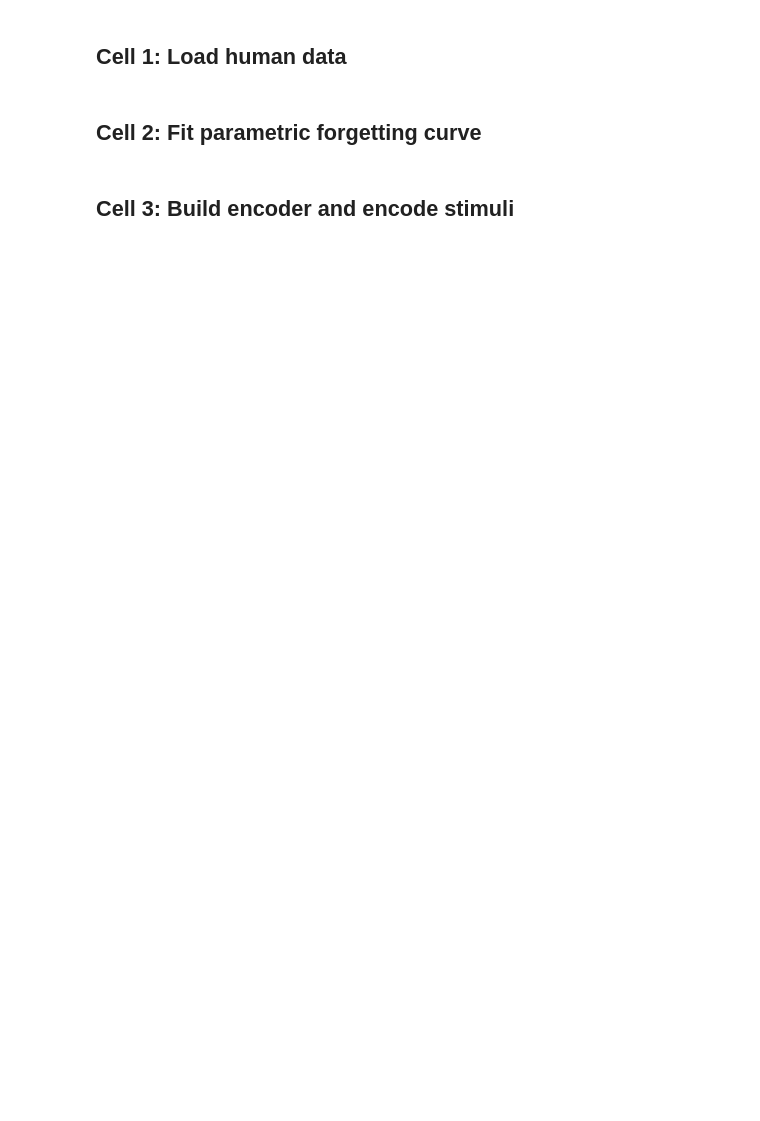
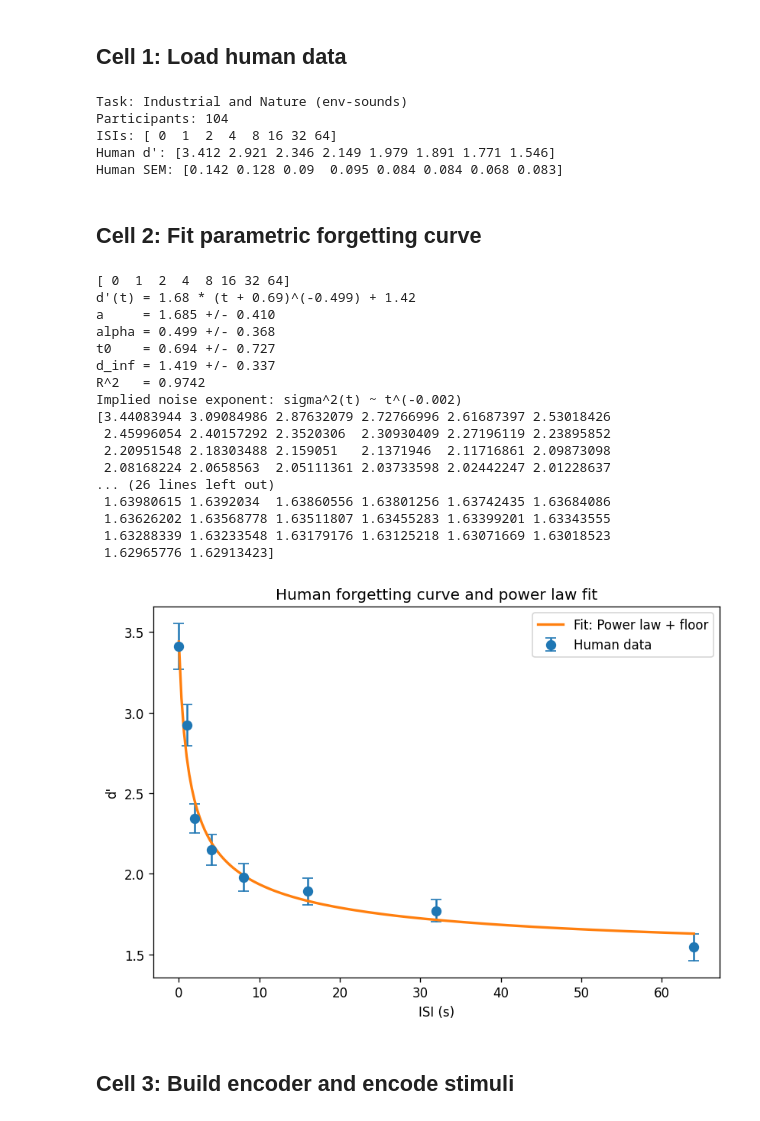
Before and after one commit to bjmedina/memory, a Jupyter notebook: notebooks/2026-04-02_analytical-schedule-poc.ipynb, the cells around one changed output. Drawn from its saved outputs; the diff is of its cells as text; code cells hidden in the pictures; blank space fills up the shorter version.

```diff
--- a/notebooks/2026-04-02_analytical-schedule-poc.ipynb
+++ b/notebooks/2026-04-02_analytical-schedule-poc.ipynb
@@ -39,7 +60,7 @@ target_isis = np.array([0, 1, 2, 4, 8, 16, 32, 64])
 
 # compute_human_curve returns d' for ISIs [0,1,2,3,4,8,16,32,64]
 human_curve_full = compute_human_curve(human_runs, is_multi, which_isi=None)
-full_isis = np.array([0, 1, 2, 3, 4, 8, 16, 32, 64])
+full_isis = np.array([0, 1, 2, 4, 8, 16, 32, 64])
 mask = np.isin(full_isis, target_isis)
 human_dp = human_curve_full[mask]
 isi_values = target_isis
@@ -61,37 +82,83 @@ print(f'Participants: {len(human_runs)}')
 print(f'ISIs: {isi_values}')
 print(f"Human d': {np.round(human_dp, 3)}")
 print(f'Human SEM: {np.round(human_sem, 3)}')
+# %% [output]
+Task: Industrial and Nature (env-sounds)
+Participants: 104
+ISIs: [ 0  1  2  4  8 16 32 64]
+Human d': [3.412 2.921 2.346 2.149 1.979 1.891 1.771 1.546]
+Human SEM: [0.142 0.128 0.09  0.095 0.084 0.084 0.068 0.083]
 # %% [markdown]
 ## Cell 2: Fit parametric forgetting curve
 # %%
+import matplotlib.pyplot as plt
+
+print(isi_values)
+
 def powerlaw_floor(t, a, alpha, t0, d_inf):
     return a * (t + t0) ** (-alpha) + d_inf
 
 def powerlaw_floor_deriv(t, a, alpha, t0, d_inf):
     return -a * alpha * (t + t0) ** (-alpha - 1)
+
 
 popt, pcov = curve_fit(
     powerlaw_floor, isi_values, human_dp,
     p0=[2.0, 0.3, 1.0, 0.5],
     sigma=human_sem, absolute_sigma=True,
     bounds=([0, 0.01, 0.1, 0], [20, 2.0, 20, 5.0]),
 )
 a, alpha, t0, d_inf = popt
 perr = np.sqrt(np.diag(pcov))
 
 dp_pred = powerlaw_floor(isi_values, *popt)
 residuals = human_dp - dp_pred
 ss_res = np.sum((residuals / human_sem) ** 2)
 ss_tot = np.sum(((human_dp - np.mean(human_dp)) / human_sem) ** 2)
 r_sq = 1 - ss_res / ss_tot
 
 print(f"d'(t) = {a:.2f} * (t + {t0:.2f})^(-{alpha:.3f}) + {d_inf:.2f}")
 print(f'a     = {a:.3f} +/- {perr[0]:.3f}')
 print(f'alpha = {alpha:.3f} +/- {perr[1]:.3f}')
 print(f't0    = {t0:.3f} +/- {perr[2]:.3f}')
 print(f'd_inf = {d_inf:.3f} +/- {perr[3]:.3f}')
 print(f'R^2   = {r_sq:.4f}')
 print(f"Implied noise exponent: sigma^2(t) ~ t^({2*alpha - 1:.3f})")
+
+# Plotting human data with fit
+isi_plot = np.linspace(0, 64, 200)
+fit_curve = powerlaw_floor(isi_plot, *popt)
+
+print(fit_curve)
+
+plt.figure(figsize=(7,5))
+plt.errorbar(isi_values, human_dp, yerr=human_sem, fmt='o', label="Human data", capsize=4, color='C0', ms=7)
+plt.plot(isi_plot, fit_curve, label="Fit: Power law + floor", color='C1', lw=2)
+plt.xlabel("ISI (s)")
+plt.ylabel("d'")
+plt.title("Human forgetting curve and power law fit")
+plt.legend()
+plt.tight_layout()
+plt.show()
+# %% [output]
+[ 0  1  2  4  8 16 32 64]
+d'(t) = 1.68 * (t + 0.69)^(-0.499) + 1.42
+a     = 1.685 +/- 0.410
+alpha = 0.499 +/- 0.368
+t0    = 0.694 +/- 0.727
+d_inf = 1.419 +/- 0.337
+R^2   = 0.9742
+Implied noise exponent: sigma^2(t) ~ t^(-0.002)
+[3.44083944 3.09084986 2.87632079 2.72766996 2.61687397 2.53018426
+ 2.45996054 2.40157292 2.3520306  2.30930409 2.27196119 2.23895852
+ 2.20951548 2.18303488 2.159051   2.1371946  2.11716861 2.09873098
+ 2.08168224 2.0658563  2.05111361 2.03733598 2.02442247 2.01228637
+... (26 lines left out)
+ 1.63980615 1.6392034  1.63860556 1.63801256 1.63742435 1.63684086
+ 1.63626202 1.63568778 1.63511807 1.63455283 1.63399201 1.63343555
+ 1.63288339 1.63233548 1.63179176 1.63125218 1.63071669 1.63018523
+ 1.62965776 1.62913423]
+[figure, added]
 # %% [markdown]
 ## Cell 3: Build encoder and encode stimuli
 # %%
```
Also changed, not shown: parts of 15 cells of this notebook.
